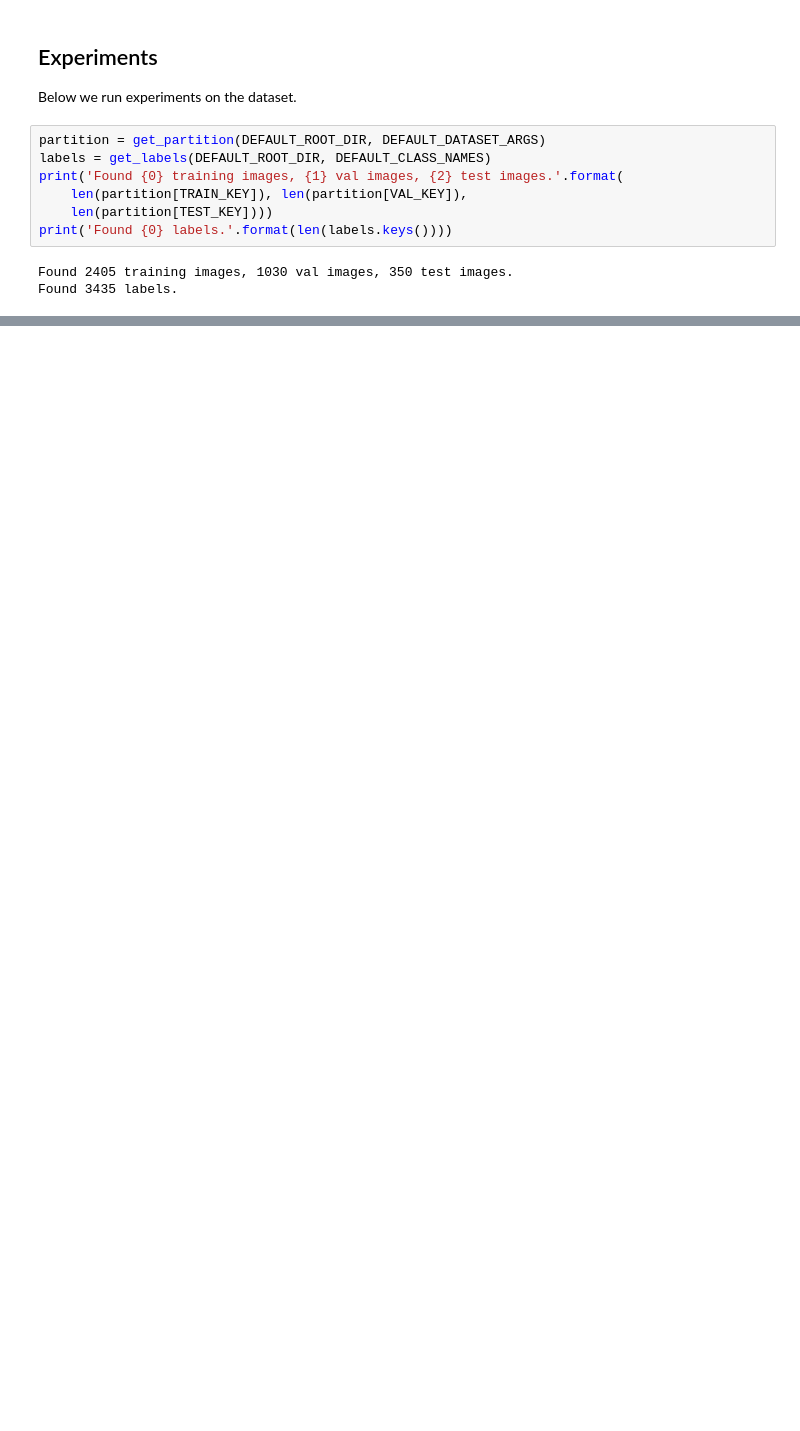
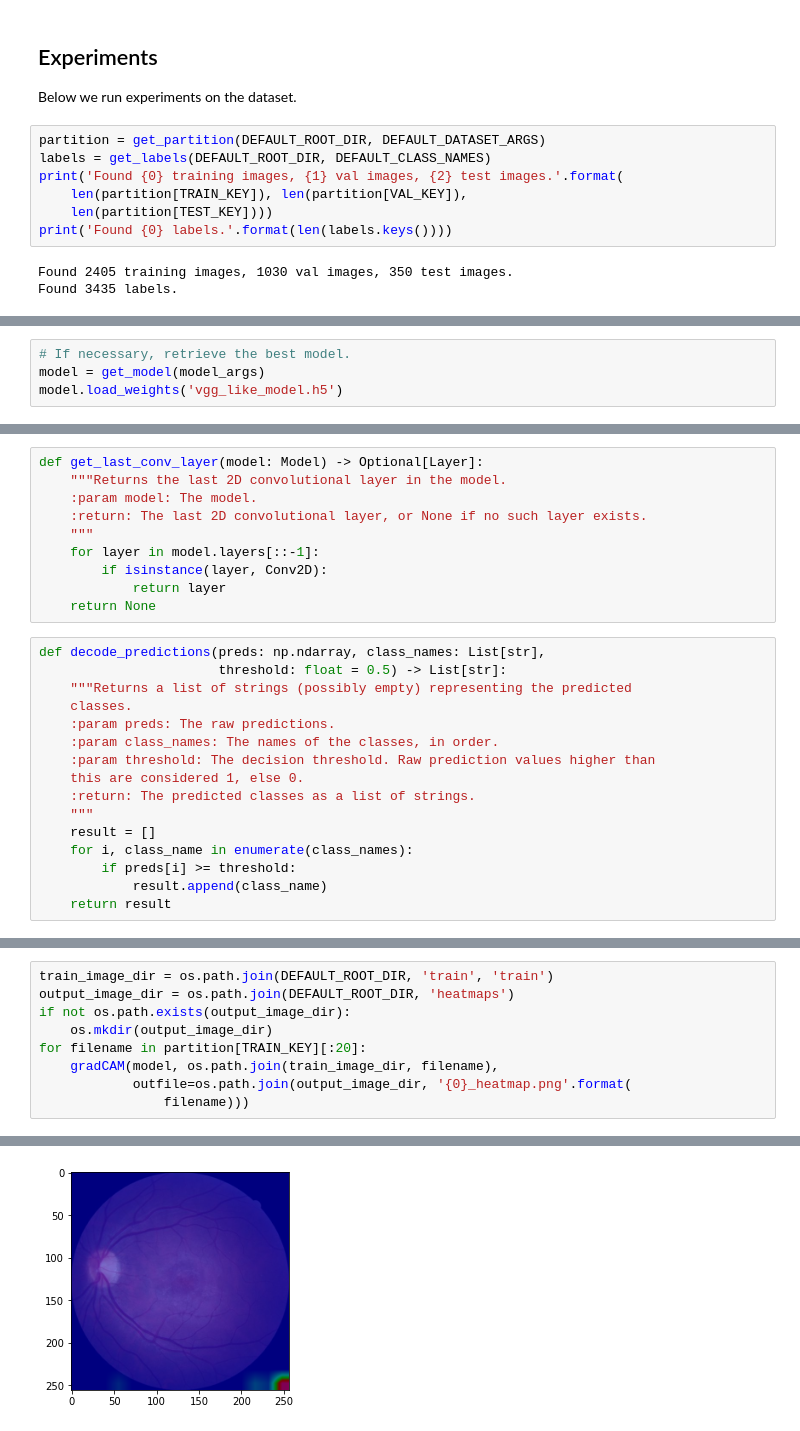
Before and after one commit to kostaleonard/4bai-coursework, a Jupyter notebook: Midterm/ML_for_Computer_Vision.ipynb, the cells around one changed output, grey strips where cells are left out. Saved outputs shown, nothing was run; the diff lists cells and outputs as text; blank space fills up the shorter version.

```diff
--- a/Midterm/ML_for_Computer_Vision.ipynb
+++ b/Midterm/ML_for_Computer_Vision.ipynb
@@ -475,0 +755,4 @@ NameError: name 'get_model' is not defined
+# %%
+# If necessary, retrieve the best model.
+model = get_model(model_args)
+model.load_weights('vgg_like_model.h5')
@@ -475,0 +771,26 @@ NameError: name 'get_model' is not defined
+# %%
+def get_last_conv_layer(model: Model) -> Optional[Layer]:
+    """Returns the last 2D convolutional layer in the model.
+    :param model: The model.
+    :return: The last 2D convolutional layer, or None if no such layer exists.
+    """
+    for layer in model.layers[::-1]:
+        if isinstance(layer, Conv2D):
+            return layer
+    return None
+# %%
+def decode_predictions(preds: np.ndarray, class_names: List[str],
+                       threshold: float = 0.5) -> List[str]:
+    """Returns a list of strings (possibly empty) representing the predicted
+    classes.
+    :param preds: The raw predictions.
+    :param class_names: The names of the classes, in order.
+    :param threshold: The decision threshold. Raw prediction values higher than
+    this are considered 1, else 0.
+    :return: The predicted classes as a list of strings.
+    """
+    result = []
+    for i, class_name in enumerate(class_names):
+        if preds[i] >= threshold:
+            result.append(class_name)
+    return result
@@ -475,0 +842,10 @@ NameError: name 'get_model' is not defined
+# %%
+train_image_dir = os.path.join(DEFAULT_ROOT_DIR, 'train', 'train')
+output_image_dir = os.path.join(DEFAULT_ROOT_DIR, 'heatmaps')
+if not os.path.exists(output_image_dir):
+    os.mkdir(output_image_dir)
+for filename in partition[TRAIN_KEY][:20]:
+    gradCAM(model, os.path.join(train_image_dir, filename),
+            outfile=os.path.join(output_image_dir, '{0}_heatmap.png'.format(
+                filename)))
+# %% [output]
@@ -475,0 +869 @@ NameError: name 'get_model' is not defined
+[figure, added]
```
Also changed, not shown: parts of 62 cells of this notebook.
